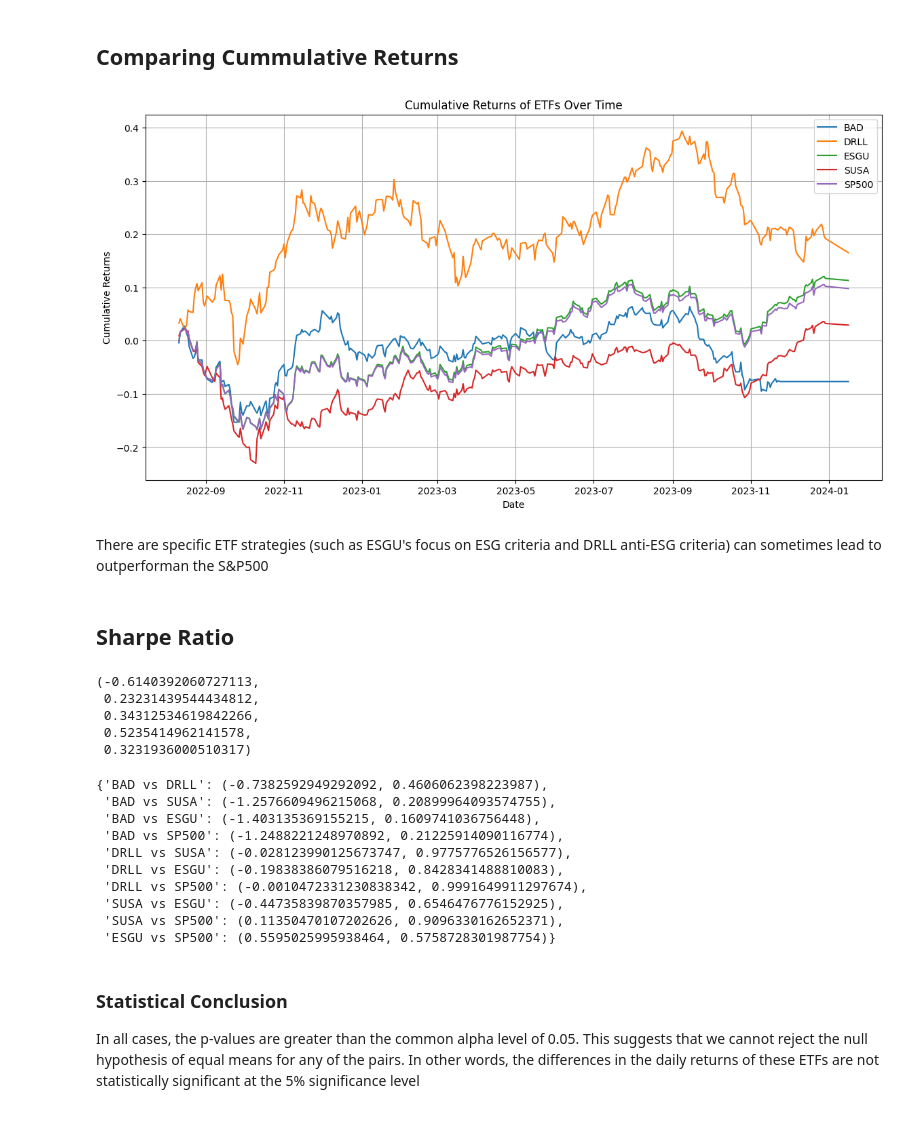
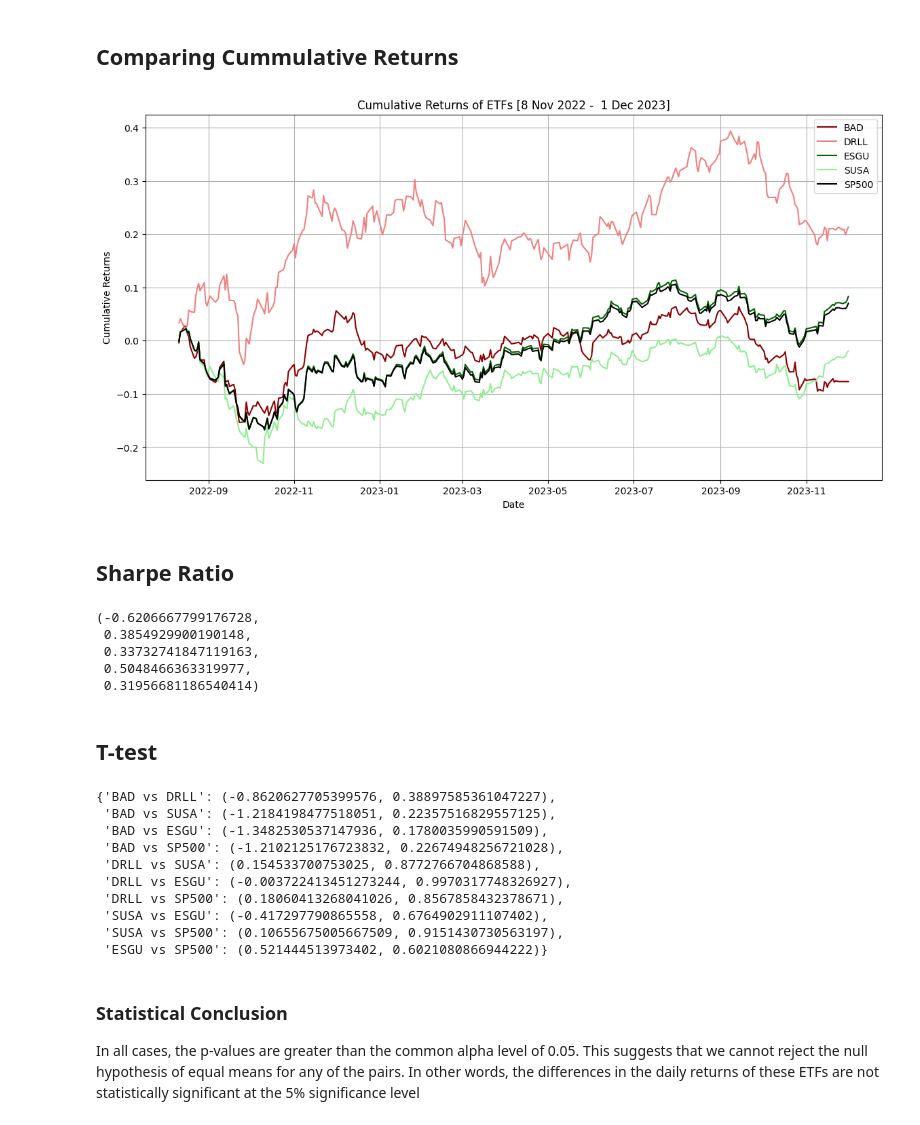
Before and after one commit to ngweimeng/finanalytics, a Jupyter notebook: Financial Analytics.ipynb, the cells around one changed output. Drawn from its saved outputs; the diff is of its cells as text; code cells hidden in the pictures.

```diff
--- a/Financial Analytics.ipynb
+++ b/Financial Analytics.ipynb
@@ -41,11 +43,19 @@ bad_head, drll_head, susa_head, esgu_head, sp500_head
 ## Comparing Cummulative Returns
 # %%
 # Convert 'Date' columns to datetime objects
+end_date = pd.to_datetime("2023-12-1")
 bad_df['Date'] = pd.to_datetime(bad_df['Date'])
 drll_df['Date'] = pd.to_datetime(drll_df['Date'])
 esgu_df['Date'] = pd.to_datetime(esgu_df['Date'])
 susa_df['Date'] = pd.to_datetime(susa_df['Date'])
 sp500_df['Date'] = pd.to_datetime(sp500_df['Date'])
+
+bad_df = bad_df[bad_df['Date'] <= end_date]
+drll_df = drll_df[drll_df['Date'] <= end_date]
+esgu_df = esgu_df[esgu_df['Date'] <= end_date]
+susa_df = susa_df[susa_df['Date'] <= end_date]
+sp500_df = sp500_df[sp500_df['Date'] <= end_date]
+
 
 # Calculate daily returns
 bad_df['Daily Returns'] = bad_df['Adj Close'].pct_change()
@@ -67,23 +77,24 @@ merged_df.dropna(inplace=True)
 # %%
 # Calculate cumulative returns for plotting
 cumulative_returns = (1 + merged_df).cumprod() - 1
 
 # Plotting the cumulative returns
 plt.figure(figsize=(14, 7))
-for column in cumulative_returns.columns:
-    plt.plot(cumulative_returns.index, cumulative_returns[column], label=column)
+plt.plot(cumulative_returns.index, cumulative_returns['BAD'], label='BAD', color='darkred')
+plt.plot(cumulative_returns.index, cumulative_returns['DRLL'], label='DRLL', color='lightcoral')
+plt.plot(cumulative_returns.index, cumulative_returns['ESGU'], label='ESGU', color='darkgreen')
+plt.plot(cumulative_returns.index, cumulative_returns['SUSA'], label='SUSA', color='lightgreen')
+plt.plot(cumulative_returns.index, cumulative_returns['SP500'], label='SP500', color='black')
 
 # Adding title and labels
-plt.title('Cumulative Returns of ETFs')
+plt.title('Cumulative Returns of ETFs [8 Nov 2022 -  1 Dec 2023]')
 plt.xlabel('Date')
 plt.ylabel('Cumulative Returns')
 plt.legend()
 plt.grid(True)
 plt.show()
 # %% [output]
-[figure, old version]
+[figure, new version]
-# %% [markdown]
-There are specific ETF strategies (such as ESGU's focus on ESG criteria and DRLL anti-ESG criteria) can sometimes lead to outperforman the S&P500
 # %% [markdown]
 ## Sharpe Ratio
 # %%
@@ -116,11 +127,13 @@ sharpe_ratio_sp500 = calculate_sharpe_ratio(sp500_df, annual_risk_free_rate)
 
 sharpe_ratio_bad, sharpe_ratio_drll, sharpe_ratio_susa, sharpe_ratio_esgu, sharpe_ratio_sp500
 # %% [output]
-(-0.6140392060727113,
- 0.23231439544434812,
- 0.34312534619842266,
- 0.5235414962141578,
- 0.3231936000510317)
+(-0.6206667799176728,
+ 0.3854929900190148,
+ 0.33732741847119163,
+ 0.5048466363319977,
+ 0.31956681186540414)
+# %% [markdown]
+## T-test
 # %%
 # Function to perform a t-test between two ETFs
 def perform_ttest(df1, df2, column_name='Adj Close'):
@@ -146,16 +159,16 @@ for i in range(len(etfs)):
 
 ttest_results
 # %% [output]
-{'BAD vs DRLL': (-0.7382592949292092, 0.4606062398223987),
- 'BAD vs SUSA': (-1.2576609496215068, 0.20899964093574755),
- 'BAD vs ESGU': (-1.403135369155215, 0.1609741036756448),
- 'BAD vs SP500': (-1.2488221248970892, 0.21225914090116774),
- 'DRLL vs SUSA': (-0.028123990125673747, 0.9775776526156577),
- 'DRLL vs ESGU': (-0.19838386079516218, 0.8428341488810083),
- 'DRLL vs SP500': (-0.0010472331230838342, 0.9991649911297674),
- 'SUSA vs ESGU': (-0.44735839870357985, 0.6546476776152925),
- 'SUSA vs SP500': (0.11350470107202626, 0.9096330162652371),
- 'ESGU vs SP500': (0.5595025995938464, 0.5758728301987754)}
+{'BAD vs DRLL': (-0.8620627705399576, 0.38897585361047227),
+ 'BAD vs SUSA': (-1.2184198477518051, 0.22357516829557125),
+ 'BAD vs ESGU': (-1.3482530537147936, 0.1780035990591509),
+ 'BAD vs SP500': (-1.2102125176723832, 0.22674948256721028),
+ 'DRLL vs SUSA': (0.154533700753025, 0.8772766704868588),
+ 'DRLL vs ESGU': (-0.003722413451273244, 0.9970317748326927),
+ 'DRLL vs SP500': (0.18060413268041026, 0.8567858432378671),
+ 'SUSA vs ESGU': (-0.417297790865558, 0.6764902911107402),
+ 'SUSA vs SP500': (0.10655675005667509, 0.9151430730563197),
+ 'ESGU vs SP500': (0.521444513973402, 0.6021080866944222)}
 # %% [markdown]
 ### Statistical Conclusion
 
```
Also changed, not shown: parts of 7 cells of this notebook.
